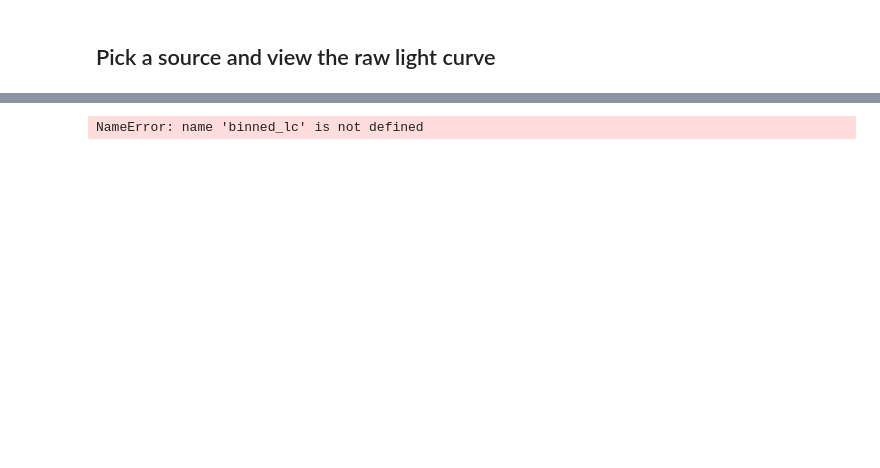
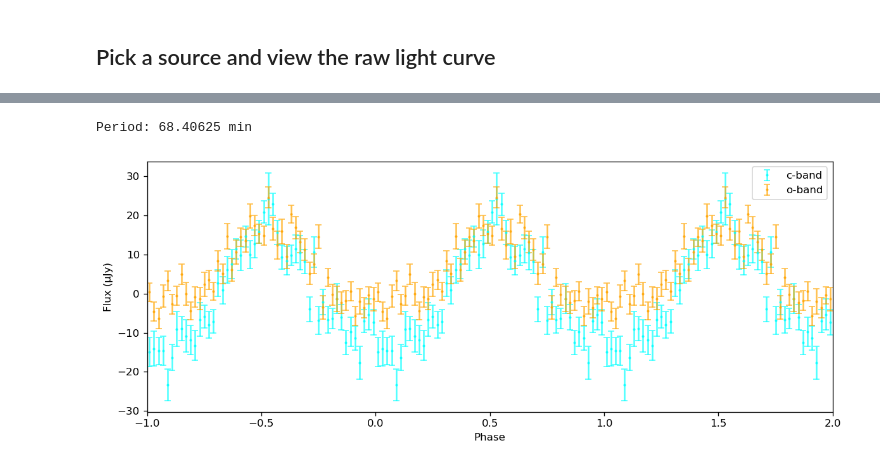
Before and after one commit to emmachickles/atlas-quicklook, a Jupyter notebook: notebooks/atlas_lc_playground.ipynb, the cells around one changed output, grey strips where cells are left out. Saved outputs shown, nothing was run; the diff lists cells and outputs as text; code cells hidden in the pictures; blank space fills up the shorter version.

```diff
--- a/notebooks/atlas_lc_playground.ipynb
+++ b/notebooks/atlas_lc_playground.ipynb
@@ -14,8 +16,16 @@ fig = plot_lightcurve(lc)
 # %%
 from atlas_ql.utils.io import read_bin_lightcurve
-binned_lc = read_bin_lightcurve(source_id)
+from atlas_ql.utils.plotting import plot_binned_phase_folded
+binned_lc = read_bin_lightcurve(source_id, num_bins=50) #, period=71.22997607/1440)
+fig_binned = plot_binned_phase_folded(binned_lc)
+# from atlas_ql.utils.paths import plots_path
+# from atlas_ql.utils.bls import get_period
+# from atlas_ql.utils.plotting import plot_phase_folded
+# period = get_period(source_id)
+# fig_binned.savefig(plots_path(f"{lc['ra']}_{lc['dec']}_{period}.png"))
+# fig_folded = plot_phase_folded(lc, period)
+# import matplotlib.pyplot as plt
+# plt.ylim(-200, 100)
+# %% [output]
+Period: 68.40625 min
+[figure, added]
-# %%
-from atlas_ql.utils.plotting import plot_binned_phase_folded
-fig_binned = plot_binned_phase_folded(binned_lc)
-# %% [output]
-NameError: name 'binned_lc' is not defined
```
Also changed, not shown: parts of 3 cells of this notebook, 8 other files.
